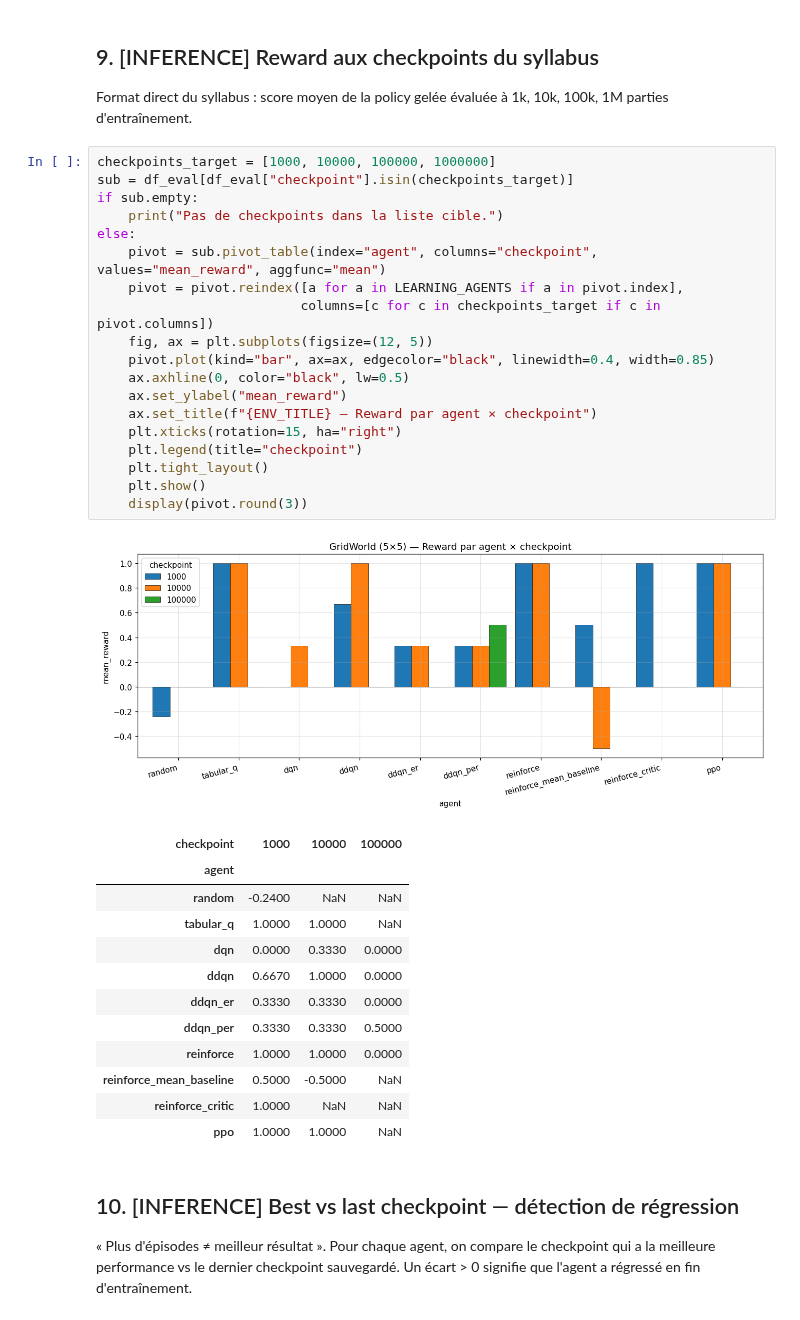
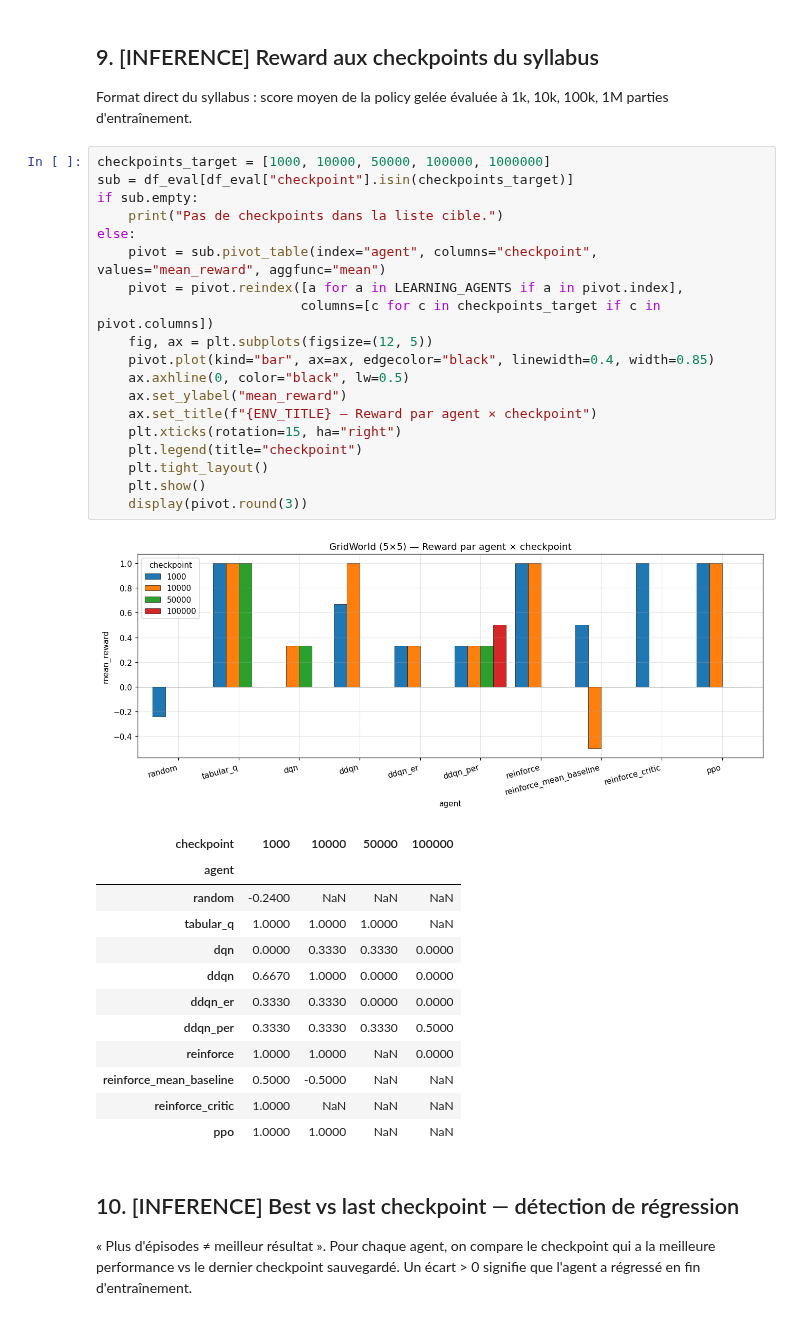
Before and after one commit to brandthn/reinforcement-learning-gameplay-esgi, a Jupyter notebook: notebooks/grid_world_analysis.ipynb, the cells around one changed output. Cells and saved outputs as stored; diff of their text form.

```diff
--- a/notebooks/grid_world_analysis.ipynb
+++ b/notebooks/grid_world_analysis.ipynb
@@ -384,38 +384,38 @@ else:
 
 Format direct du syllabus : score moyen de la policy gelée évaluée à 1k, 10k, 100k, 1M parties d'entraînement.
 # %%
-checkpoints_target = [1000, 10000, 100000, 1000000]
+checkpoints_target = [1000, 10000, 50000, 100000, 1000000]
 sub = df_eval[df_eval["checkpoint"].isin(checkpoints_target)]
 if sub.empty:
     print("Pas de checkpoints dans la liste cible.")
 else:
     pivot = sub.pivot_table(index="agent", columns="checkpoint", values="mean_reward", aggfunc="mean")
     pivot = pivot.reindex([a for a in LEARNING_AGENTS if a in pivot.index],
                           columns=[c for c in checkpoints_target if c in pivot.columns])
     fig, ax = plt.subplots(figsize=(12, 5))
     pivot.plot(kind="bar", ax=ax, edgecolor="black", linewidth=0.4, width=0.85)
     ax.axhline(0, color="black", lw=0.5)
     ax.set_ylabel("mean_reward")
     ax.set_title(f"{ENV_TITLE} — Reward par agent × checkpoint")
     plt.xticks(rotation=15, ha="right")
     plt.legend(title="checkpoint")
     plt.tight_layout()
     plt.show()
     display(pivot.round(3))
 # %% [output]
-[figure, old version]
+[figure, new version]
-| checkpoint | 1000 | 10000 | 100000 |
-| agent |  |  |  |
-| random | -0.2400 | NaN | NaN |
-| tabular_q | 1.0000 | 1.0000 | NaN |
-| dqn | 0.0000 | 0.3330 | 0.0000 |
-| ddqn | 0.6670 | 1.0000 | 0.0000 |
-| ddqn_er | 0.3330 | 0.3330 | 0.0000 |
-| ddqn_per | 0.3330 | 0.3330 | 0.5000 |
-| reinforce | 1.0000 | 1.0000 | 0.0000 |
-| reinforce_mean_baseline | 0.5000 | -0.5000 | NaN |
-| reinforce_critic | 1.0000 | NaN | NaN |
-| ppo | 1.0000 | 1.0000 | NaN |
+| checkpoint | 1000 | 10000 | 50000 | 100000 |
+| agent |  |  |  |  |
+| random | -0.2400 | NaN | NaN | NaN |
+| tabular_q | 1.0000 | 1.0000 | 1.0000 | NaN |
+| dqn | 0.0000 | 0.3330 | 0.3330 | 0.0000 |
+| ddqn | 0.6670 | 1.0000 | 0.0000 | 0.0000 |
+| ddqn_er | 0.3330 | 0.3330 | 0.0000 | 0.0000 |
+| ddqn_per | 0.3330 | 0.3330 | 0.3330 | 0.5000 |
+| reinforce | 1.0000 | 1.0000 | NaN | 0.0000 |
+| reinforce_mean_baseline | 0.5000 | -0.5000 | NaN | NaN |
+| reinforce_critic | 1.0000 | NaN | NaN | NaN |
+| ppo | 1.0000 | 1.0000 | NaN | NaN |
 # %% [markdown]
 ## 10. [INFERENCE] Best vs last checkpoint — détection de régression
 
```
Also changed, not shown: 8 other files.
